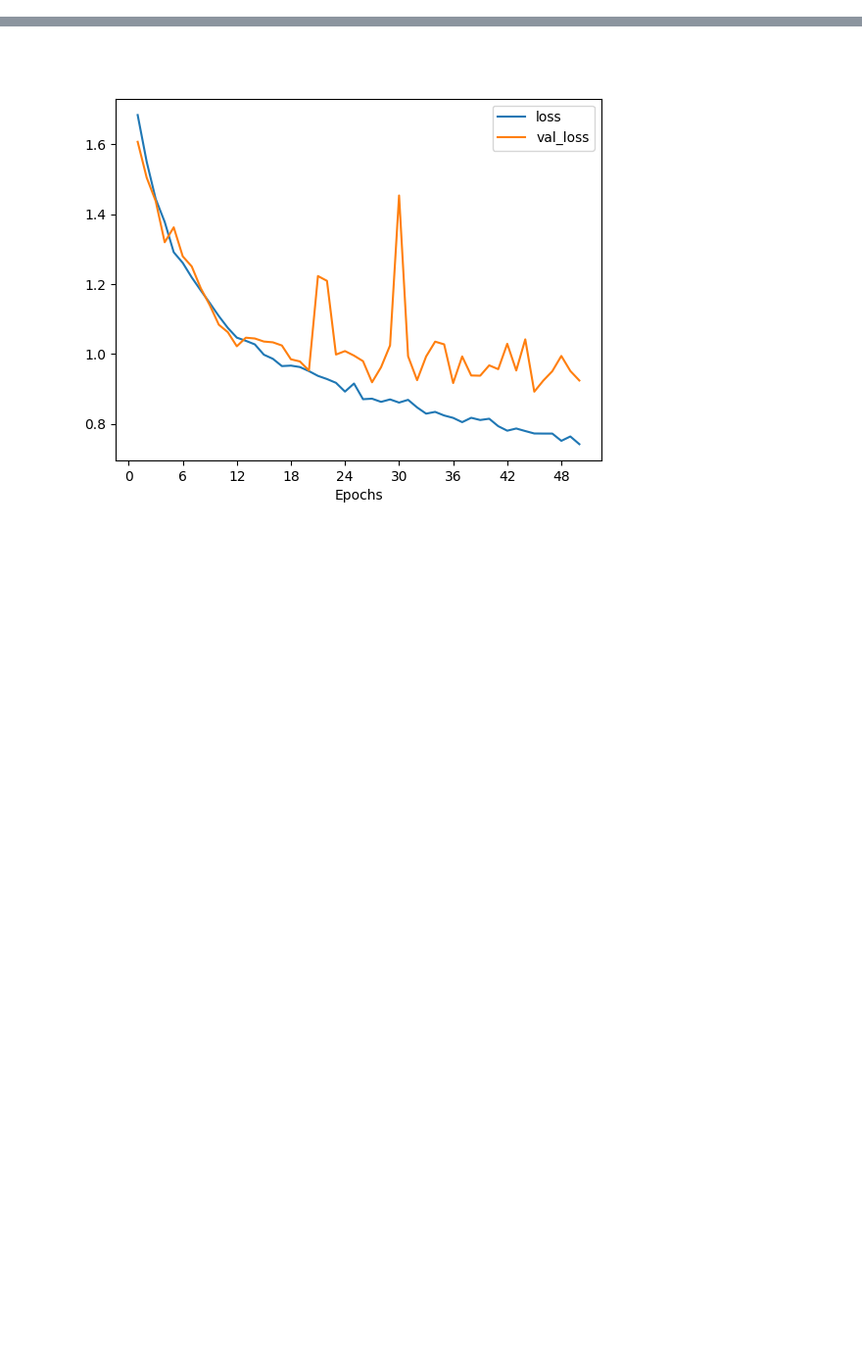
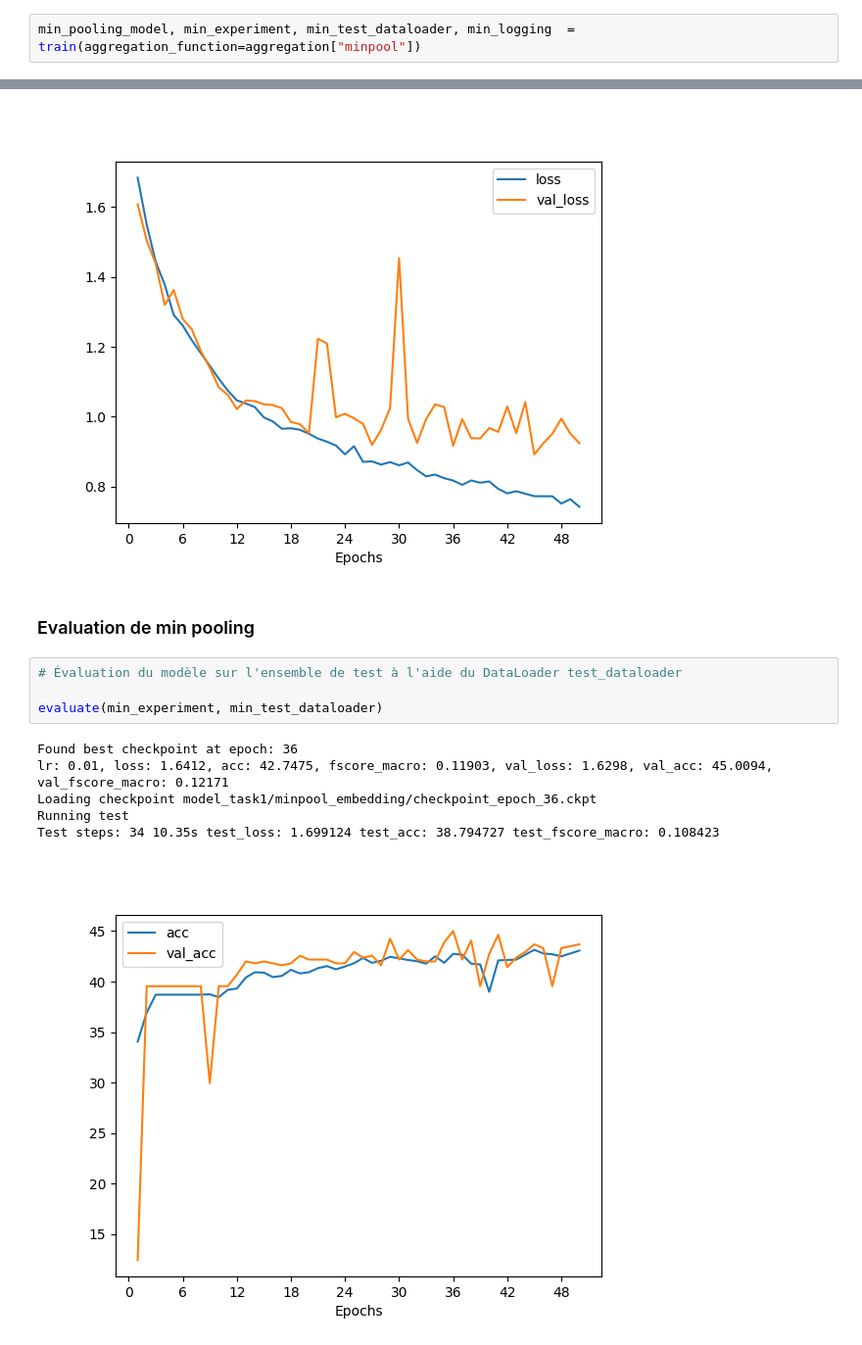
Before and after one commit to iyoussef1079/Travaux-pratiques-NLP, a Jupyter notebook: tp2_2023/tp2/mlp.ipynb, the cells around one changed output, grey strips where cells are left out. Shown at 98% size. Drawn from its saved outputs; the diff is of its cells as text; blank space fills up the shorter version.

Commit message:
add evaluation to task 2

```diff
--- a/tp2_2023/tp2/mlp.ipynb
+++ b/tp2_2023/tp2/mlp.ipynb
@@ -278,0 +283,2 @@ Ce code utilise la bibliothèque Poutyne pour définir une expérience d'entraî
+# %%
+min_pooling_model, min_experiment, min_test_dataloader, min_logging  = train(aggregation_function=aggregation["minpool"])
@@ -291,3 +339,16 @@ Test steps: 34 10.06s test_loss: 0.889889 test_acc: 69.114878 test_fscore_macro:
 [figure]
 [figure]
 [figure]
+# %% [markdown]
+### Evaluation de min pooling
+# %%
+# Évaluation du modèle sur l'ensemble de test à l'aide du DataLoader test_dataloader
+
+evaluate(min_experiment, min_test_dataloader)
+# %% [output]
+Found best checkpoint at epoch: 36
+lr: 0.01, loss: 1.6412, acc: 42.7475, fscore_macro: 0.11903, val_loss: 1.6298, val_acc: 45.0094, val_fscore_macro: 0.12171
+Loading checkpoint model_task1/minpool_embedding/checkpoint_epoch_36.ckpt
+Running test
+Test steps: 34 10.35s test_loss: 1.699124 test_acc: 38.794727 test_fscore_macro: 0.108423
+[figure, added]
```
Also changed, not shown: parts of 9 cells of this notebook, 39 other files.
